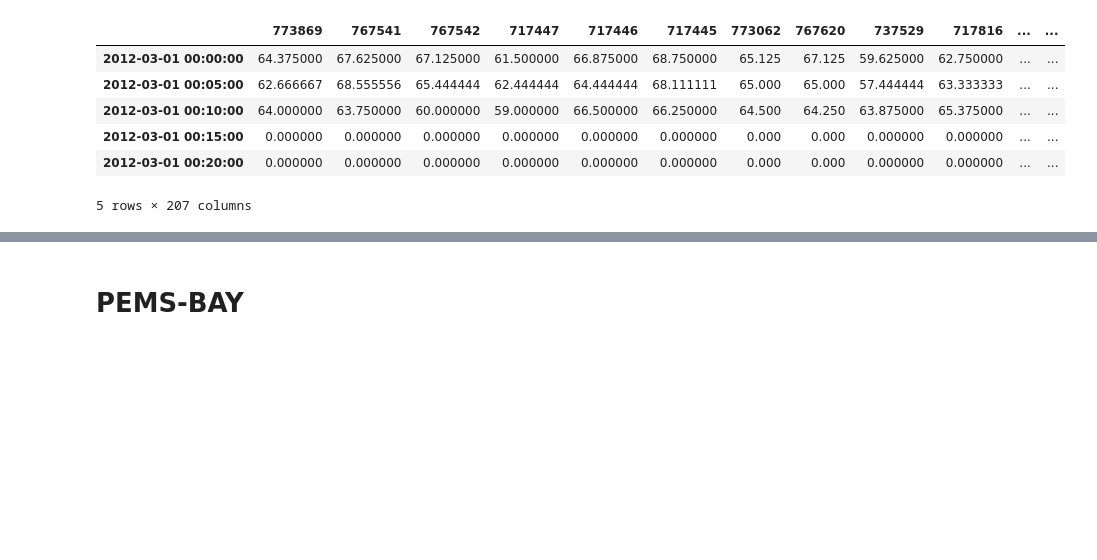
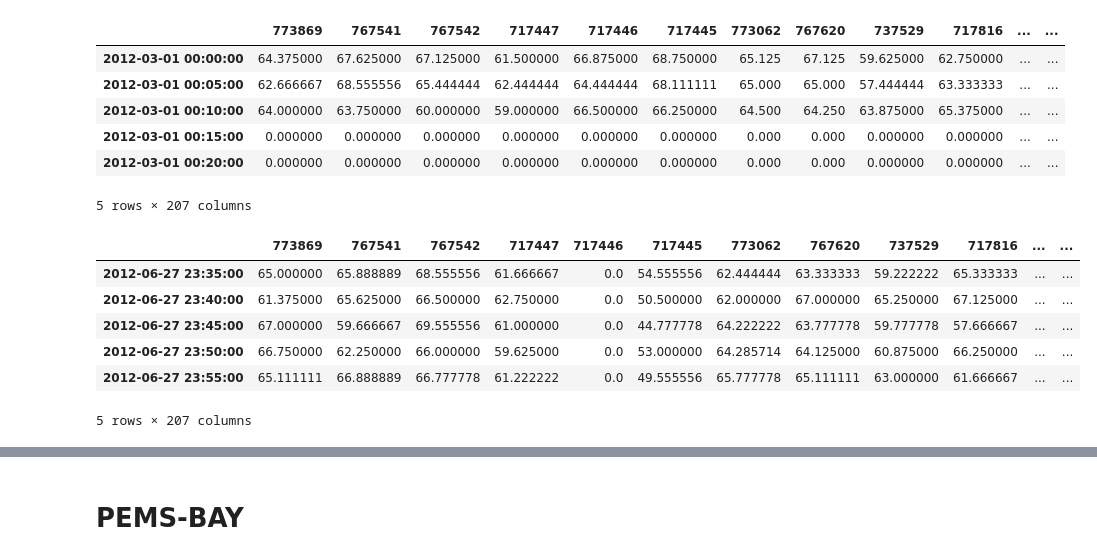
Before and after one commit to xuyou1999/Distance-Enhanced-Spatial-Pre-Training-DESPT, a Jupyter notebook: explore_data.ipynb, the cells around one changed output, grey strips where cells are left out. Drawn from its saved outputs; the diff is of its cells as text; code cells hidden in the pictures; blank space fills up the shorter version.

```diff
--- a/explore_data.ipynb
+++ b/explore_data.ipynb
@@ -16,6 +16,16 @@ df.head()
 | 2012-03-01 00:15:00 | 0.000000 | 0.000000 | 0.000000 | 0.000000 | 0.000000 | 0.000000 | 0.000 | 0.000 | 0.000000 | 0.000000 | ... | ... |
 | 2012-03-01 00:20:00 | 0.000000 | 0.000000 | 0.000000 | 0.000000 | 0.000000 | 0.000000 | 0.000 | 0.000 | 0.000000 | 0.000000 | ... | ... |
 5 rows × 207 columns
+# %%
+df.tail()
+# %% [output]
+|  | 773869 | 767541 | 767542 | 717447 | 717446 | 717445 | 773062 | 767620 | 737529 | 717816 | ... | ... |
+| 2012-06-27 23:35:00 | 65.000000 | 65.888889 | 68.555556 | 61.666667 | 0.0 | 54.555556 | 62.444444 | 63.333333 | 59.222222 | 65.333333 | ... | ... |
+| 2012-06-27 23:40:00 | 61.375000 | 65.625000 | 66.500000 | 62.750000 | 0.0 | 50.500000 | 62.000000 | 67.000000 | 65.250000 | 67.125000 | ... | ... |
+| 2012-06-27 23:45:00 | 67.000000 | 59.666667 | 69.555556 | 61.000000 | 0.0 | 44.777778 | 64.222222 | 63.777778 | 59.777778 | 57.666667 | ... | ... |
+| 2012-06-27 23:50:00 | 66.750000 | 62.250000 | 66.000000 | 59.625000 | 0.0 | 53.000000 | 64.285714 | 64.125000 | 60.875000 | 66.250000 | ... | ... |
+| 2012-06-27 23:55:00 | 65.111111 | 66.888889 | 66.777778 | 61.222222 | 0.0 | 49.555556 | 65.777778 | 65.111111 | 63.000000 | 61.666667 | ... | ... |
+5 rows × 207 columns
 # %%
 df.describe()
 # %% [output]
```
Also changed, not shown: parts of 8 cells of this notebook, 4 other files.
